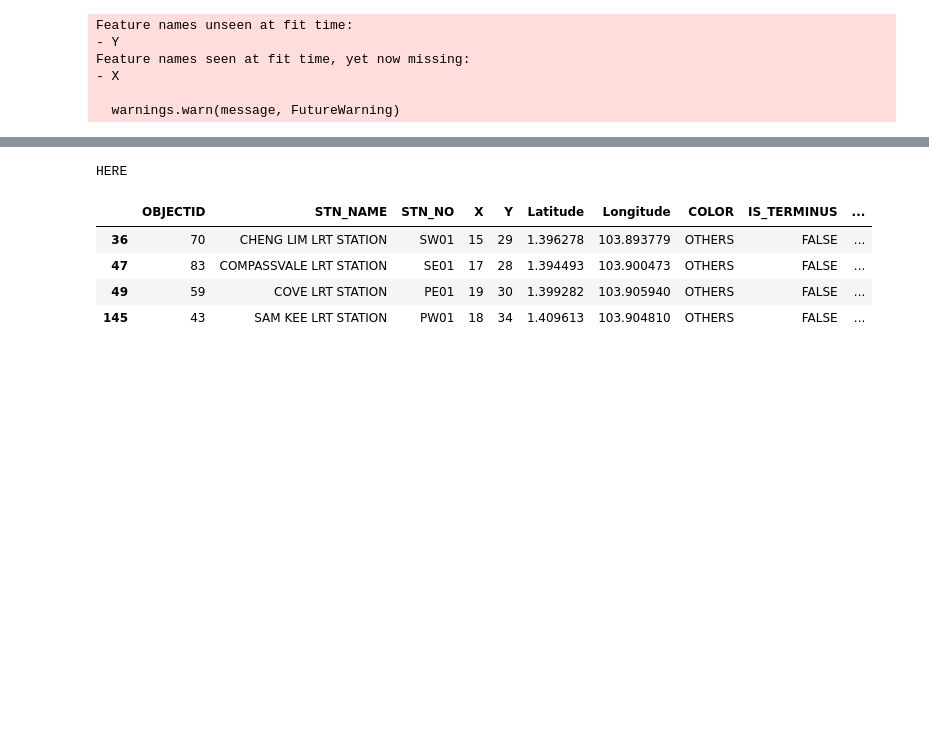
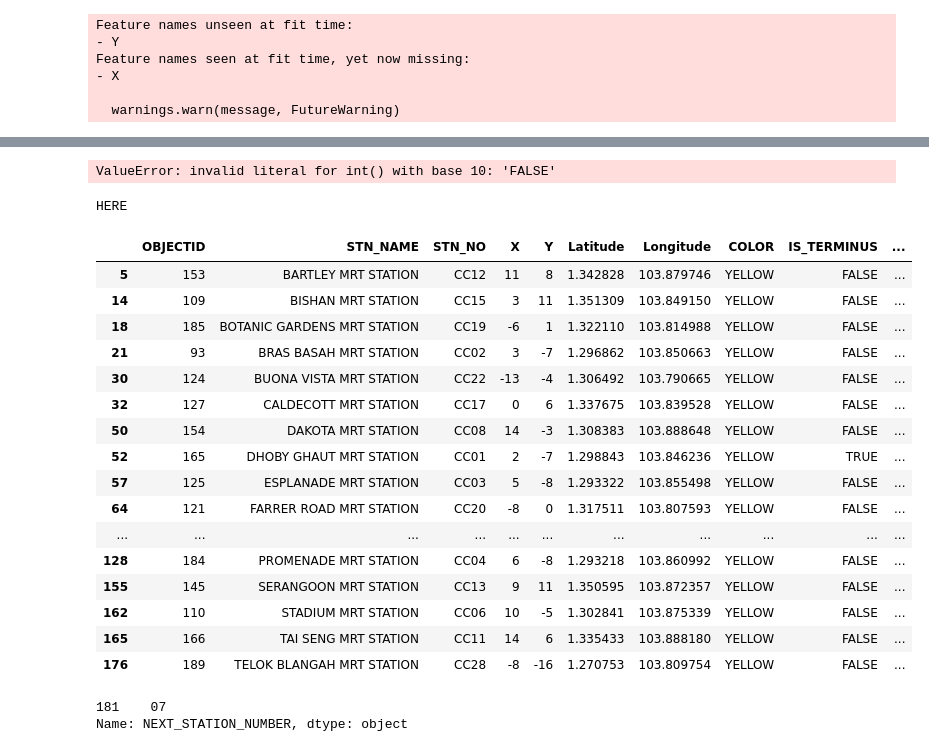
Before and after one commit to Sean-Leishman/NextStopABMS, a Jupyter notebook: data/clean_data.ipynb, the cells around one changed output, grey strips where cells are left out. Drawn from its saved outputs; the diff is of its cells as text; code cells hidden in the pictures; blank space fills up the shorter version.

```diff
--- a/data/clean_data.ipynb
+++ b/data/clean_data.ipynb
@@ -42,0 +31,2 @@ df.describe()
+# %%
+df = df.fillna(-0.5)
@@ -43,8 +39,15 @@ df.describe()
+# %%
+df['SUN_INC_START_TIME'] = df['SUN_INC_START_TIME'].astype('int') * 2
+df['INC_END_TIME'] = df['INC_END_TIME'].astype('int') * 2
+df['WEEKDAY_SAT_DEC_START_TIME'] = df['WEEKDAY_SAT_DEC_START_TIME'].astype('int') * 2
+df['WEEKDAY_SAT_INC_START_TIME'] = df['WEEKDAY_SAT_INC_START_TIME'].astype('int') * 2
+df['SUN_DEC_START_TIME'] = df['SUN_DEC_START_TIME'].astype('int') * 2
+df['DEC_END_TIME'] = df['DEC_END_TIME'].astype('int') * 2
+# %% [output]
+ValueError: invalid literal for int() with base 10: 'FALSE'
 # %%
 connections = df.groupby("STN_NAME").min()
 df['CONNECTION_ID'] = df['STN_NAME'].apply(lambda x: connections.loc[x]["OBJECTID"])
-# %%
-df.loc[70, ["STN_NO", "NUMBER"]] = ["NE02", "02"]
 # %%
 df = df.astype({'X':int, 'Y': int})
 # %%
@@ -100,19 +103,33 @@ def prevId(row):
         if row.NUMBER == "00":
             a = 8
     return a
+# %%
+df = df.drop(df.loc[(df.STN_NO == "CC18")].index)
 # %%
 df['NEXT_STATION_NUMBER'] = df.apply(lambda x: nextId(x) , axis=1)
 df['PREV_STATION_NUMBER'] = df.apply(lambda x: prevId(x) , axis=1)
 # %% [output]
 HERE
 # %%
-df.loc[df.PREV_STATION_NUMBER == "00"]
+df.loc[df.LINE == "CC"]
 # %% [output]
 |  | OBJECTID | STN_NAME | STN_NO | X | Y | Latitude | Longitude | COLOR | IS_TERMINUS | ... |
-| 36 | 70 | CHENG LIM LRT STATION | SW01 | 15 | 29 | 1.396278 | 103.893779 | OTHERS | FALSE | ... |
-| 47 | 83 | COMPASSVALE LRT STATION | SE01 | 17 | 28 | 1.394493 | 103.900473 | OTHERS | FALSE | ... |
-| 49 | 59 | COVE LRT STATION | PE01 | 19 | 30 | 1.399282 | 103.905940 | OTHERS | FALSE | ... |
-| 145 | 43 | SAM KEE LRT STATION | PW01 | 18 | 34 | 1.409613 | 103.904810 | OTHERS | FALSE | ... |
+| 5 | 153 | BARTLEY MRT STATION | CC12 | 11 | 8 | 1.342828 | 103.879746 | YELLOW | FALSE | ... |
+| 14 | 109 | BISHAN MRT STATION | CC15 | 3 | 11 | 1.351309 | 103.849150 | YELLOW | FALSE | ... |
+| 18 | 185 | BOTANIC GARDENS MRT STATION | CC19 | -6 | 1 | 1.322110 | 103.814988 | YELLOW | FALSE | ... |
+| 21 | 93 | BRAS BASAH MRT STATION | CC02 | 3 | -7 | 1.296862 | 103.850663 | YELLOW | FALSE | ... |
+| 30 | 124 | BUONA VISTA MRT STATION | CC22 | -13 | -4 | 1.306492 | 103.790665 | YELLOW | FALSE | ... |
+| 32 | 127 | CALDECOTT MRT STATION | CC17 | 0 | 6 | 1.337675 | 103.839528 | YELLOW | FALSE | ... |
+| 50 | 154 | DAKOTA MRT STATION | CC08 | 14 | -3 | 1.308383 | 103.888648 | YELLOW | FALSE | ... |
+| 52 | 165 | DHOBY GHAUT MRT STATION | CC01 | 2 | -7 | 1.298843 | 103.846236 | YELLOW | TRUE | ... |
+| 57 | 125 | ESPLANADE MRT STATION | CC03 | 5 | -8 | 1.293322 | 103.855498 | YELLOW | FALSE | ... |
+| 64 | 121 | FARRER ROAD MRT STATION | CC20 | -8 | 0 | 1.317511 | 103.807593 | YELLOW | FALSE | ... |
+| ... | ... | ... | ... | ... | ... | ... | ... | ... | ... | ... |
+| 128 | 184 | PROMENADE MRT STATION | CC04 | 6 | -8 | 1.293218 | 103.860992 | YELLOW | FALSE | ... |
+| 155 | 145 | SERANGOON MRT STATION | CC13 | 9 | 11 | 1.350595 | 103.872357 | YELLOW | FALSE | ... |
+| 162 | 110 | STADIUM MRT STATION | CC06 | 10 | -5 | 1.302841 | 103.875339 | YELLOW | FALSE | ... |
+| 165 | 166 | TAI SENG MRT STATION | CC11 | 14 | 6 | 1.335433 | 103.888180 | YELLOW | FALSE | ... |
+| 176 | 189 | TELOK BLANGAH MRT STATION | CC28 | -8 | -16 | 1.270753 | 103.809754 | YELLOW | FALSE | ... |
 # %%
 df = df.fillna(-1)
 # %%
@@ -133,3 +150,8 @@ df3 = df3.rename({'PT_CODE':'STN_NO'}, axis=1)
 df = df.merge(df3, on="STN_NO")
 # %%
 df.to_csv("formatted_stations.csv")
+# %%
+df.loc[df.STN_NO == "NS05"]['NEXT_STATION_NUMBER']
+# %% [output]
+181    07
+Name: NEXT_STATION_NUMBER, dtype: object
```
Also changed, not shown: parts of 4 cells of this notebook, 8 other files.
